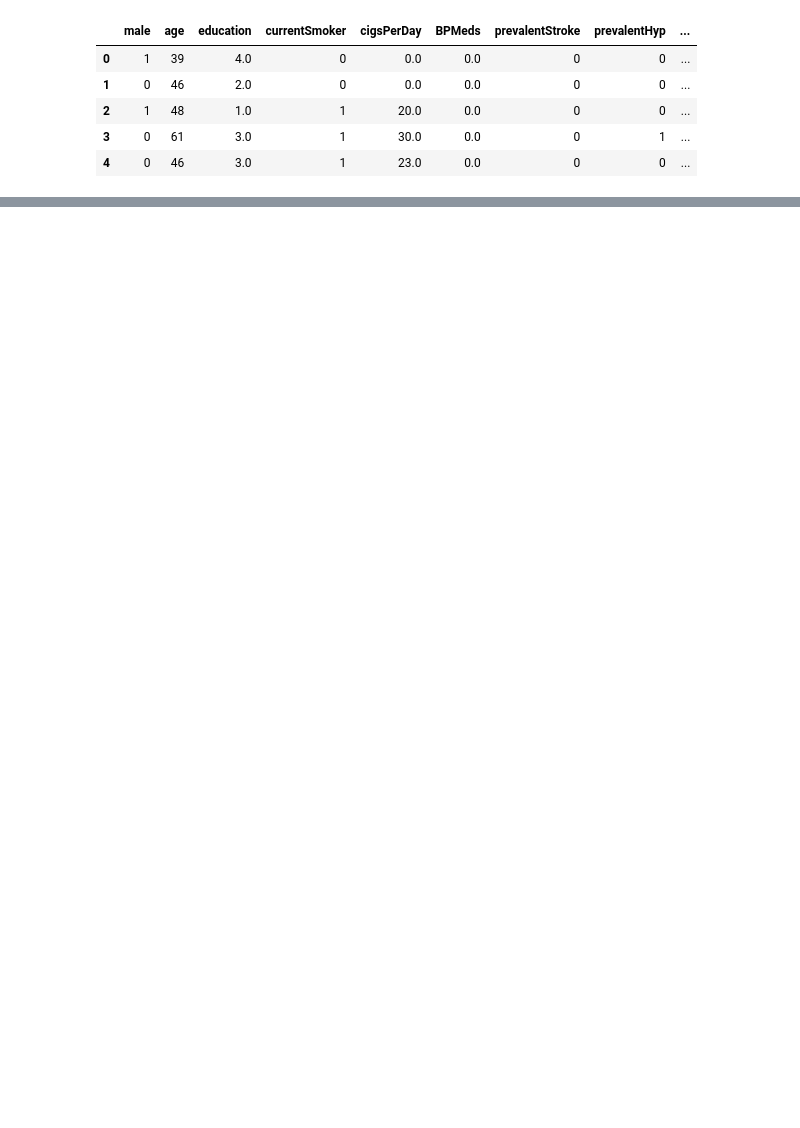
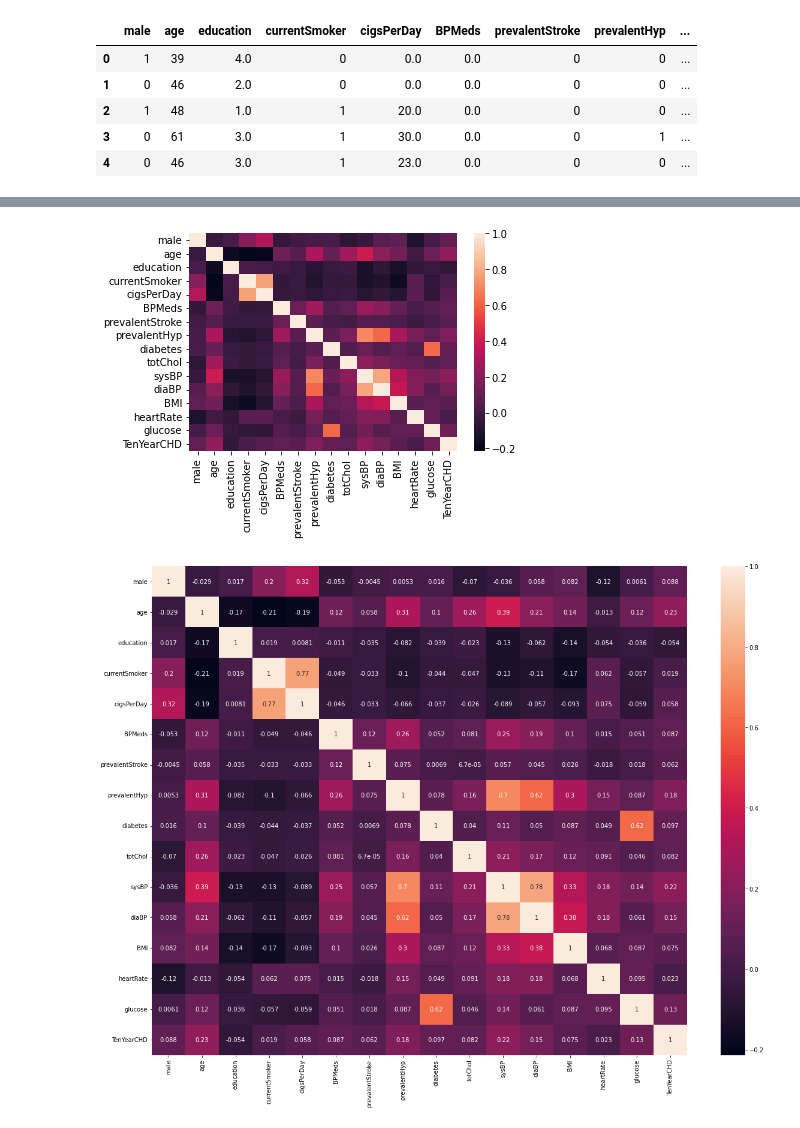
Before and after one commit to lorenzlorg/Big-Data-MAPR-project, a Jupyter notebook: Esercizio Classificazione.ipynb, the cells around one changed output, grey strips where cells are left out. Saved outputs shown, nothing was run; the diff lists cells and outputs as text; code cells hidden in the pictures; blank space fills up the shorter version.

```diff
--- a/Esercizio Classificazione.ipynb
+++ b/Esercizio Classificazione.ipynb
@@ -12,0 +118,14 @@ X.head()
+# %%
+# Calcolo della correlazione
+df.corr()
+
+
+# Visualizzazione della correlazione
+sns.heatmap(df.corr())
+
+f, ax = plt.subplots(figsize=(20,15))
+
+sns.heatmap(df.corr(), annot=True);
+# %% [output]
+[figure, added]
+[figure, added]
```
Also changed, not shown: parts of 18 cells of this notebook, 2 other files.
